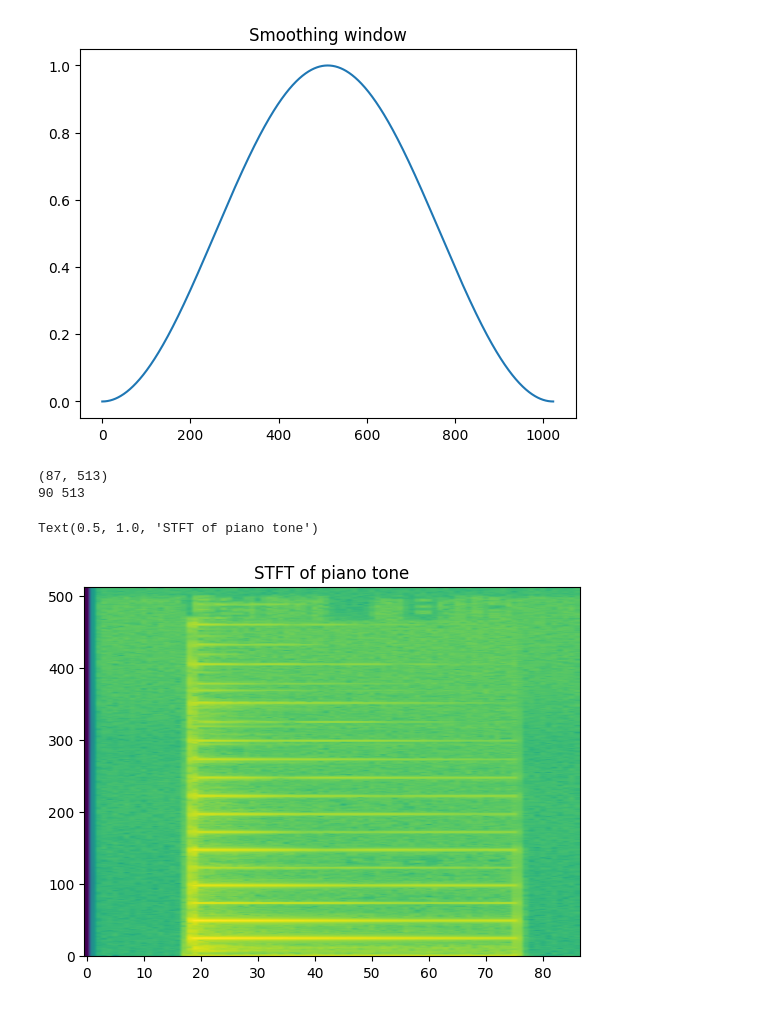
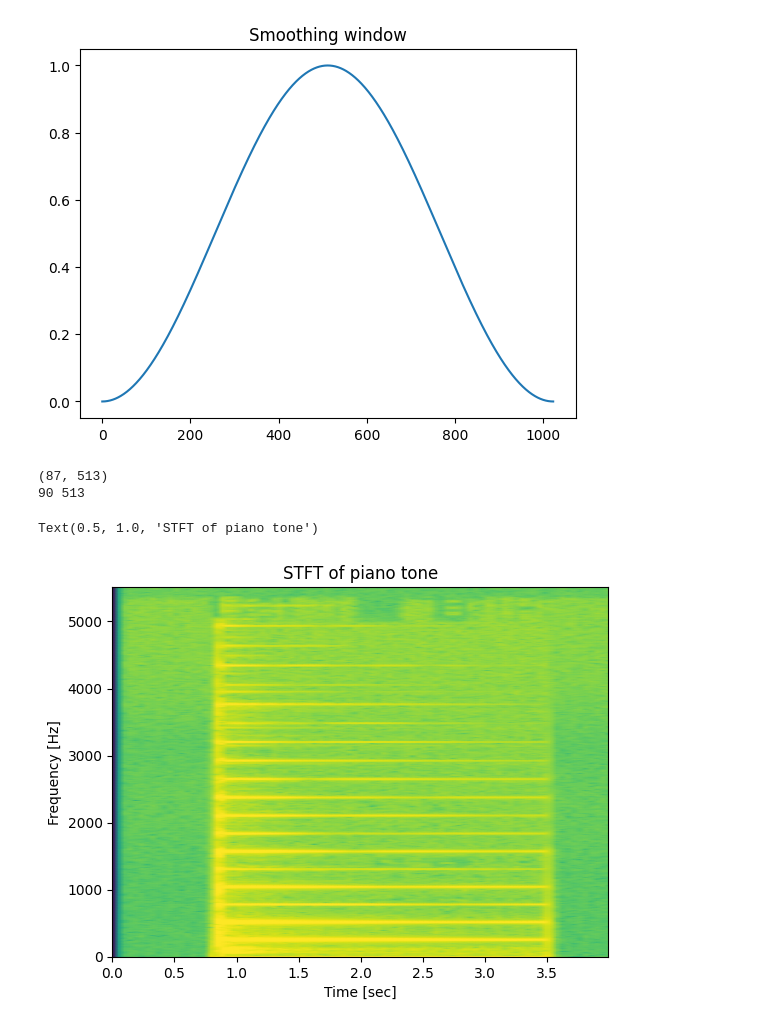
Before and after one commit to czuniga76/TimeFrequency, a Jupyter notebook: stft.ipynb, the cells around one changed output. Saved outputs shown, nothing was run; the diff lists cells and outputs as text; code cells hidden in the pictures.

```diff
--- a/stft.ipynb
+++ b/stft.ipynb
@@ -99,24 +99,24 @@ sigO = np.multiply(sigO,smoothing_window)
 # %%
 # Finally apply the FFT to each window to get the STFT.
 
 sig_stft = np.fft.fft(sigO,axis=1)       # applies FFT to each row
 sig_stft = np.abs(sig_stft)              # take magnitude
 sig_stft = sig_stft[:,:nperseg//2+1]     # keep only positive frequencies
 sig_stft = 10 * np.log10(sig_stft + eps) # convert to dB
 print(sig_stft.shape)
 print(len(t),len(f))                     # compared to scipy.signal.stft, there are slightly fewer windows. This might result from different padding at the ends
 #plt.imshow(sig_stft.T, aspect='auto', origin='lower') # ,cmap='gray_r',extent=[t.min(), t.max(), f.min(), f.max()])
 sr,sc = sig_stft.shape
-t = t[:sr]
+t2 = t[:sr]
 
-plt.pcolormesh(t, f, Sxx, shading='gouraud',vmax=np.max(Sxx)/10)
+plt.pcolormesh(t2, f, sig_stft.T, shading='gouraud',vmax=np.max(sig_stft)/10)
 plt.ylabel('Frequency [Hz]')
 plt.xlabel('Time [sec]')
 plt.title("STFT of piano tone")
 
 plt.title("STFT of piano tone")
 # %% [output]
 (87, 513)
 90 513
 Text(0.5, 1.0, 'STFT of piano tone')
-[figure, old version]
+[figure, new version]
```
